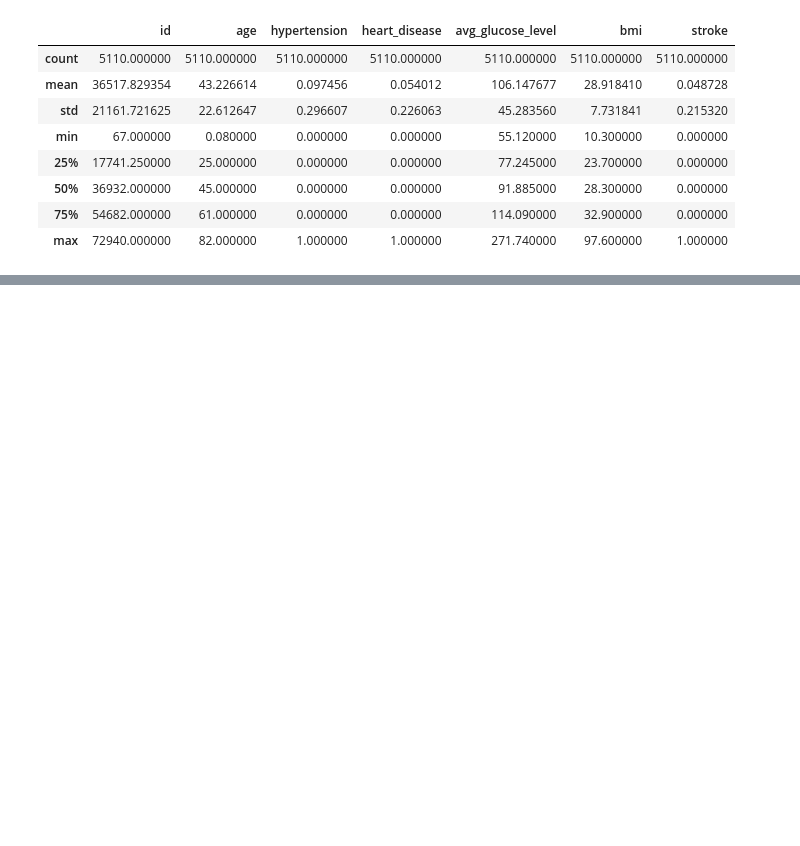
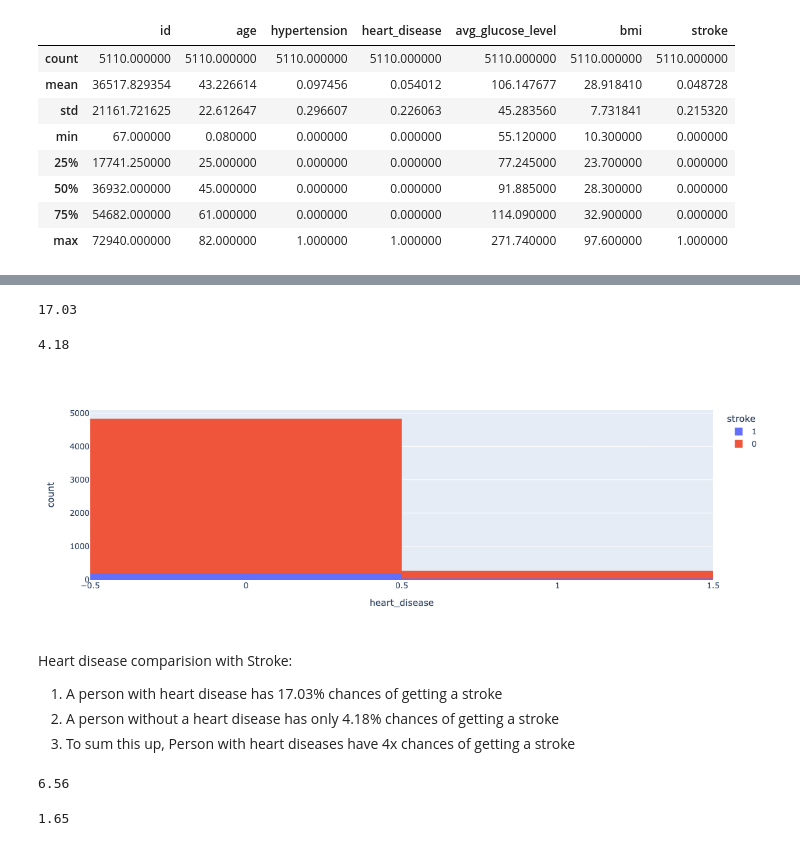
Before and after one commit to AkshayHanchate/Stroke_Prediction, a Jupyter notebook: Stroke_prediction.ipynb, the cells around one changed output, grey strips where cells are left out. Drawn from its saved outputs; the diff is of its cells as text; code cells hidden in the pictures; blank space fills up the shorter version.

```diff
--- a/Stroke_prediction.ipynb
+++ b/Stroke_prediction.ipynb
@@ -143,0 +200,25 @@ df.describe()
+# %%
+round(df[df["heart_disease"]==1]["stroke"].mean()*100,2)
+# %% [output]
+17.03
+# %%
+round(df[df["heart_disease"]==0]["stroke"].mean()*100,2)
+# %% [output]
+4.18
+# %%
+px.histogram(df, x="heart_disease", color="stroke",width=300, height=400).show()
+# %% [output]
+[figure, added]
+# %% [markdown]
+Heart disease comparision with Stroke:
+1. A person with heart disease has 17.03% chances of getting a stroke
+2. A person without a heart disease has only 4.18% chances of getting a stroke
+3. To sum this up, Person with heart diseases have 4x chances of getting a stroke
+# %%
+round(df[df["ever_married"]=="Yes"]["stroke"].mean()*100,2)
+# %% [output]
+6.56
+# %%
+round(df[df["ever_married"]=="No"]["stroke"].mean()*100,2)
+# %% [output]
+1.65
```
Also changed, not shown: parts of 27 cells of this notebook.
